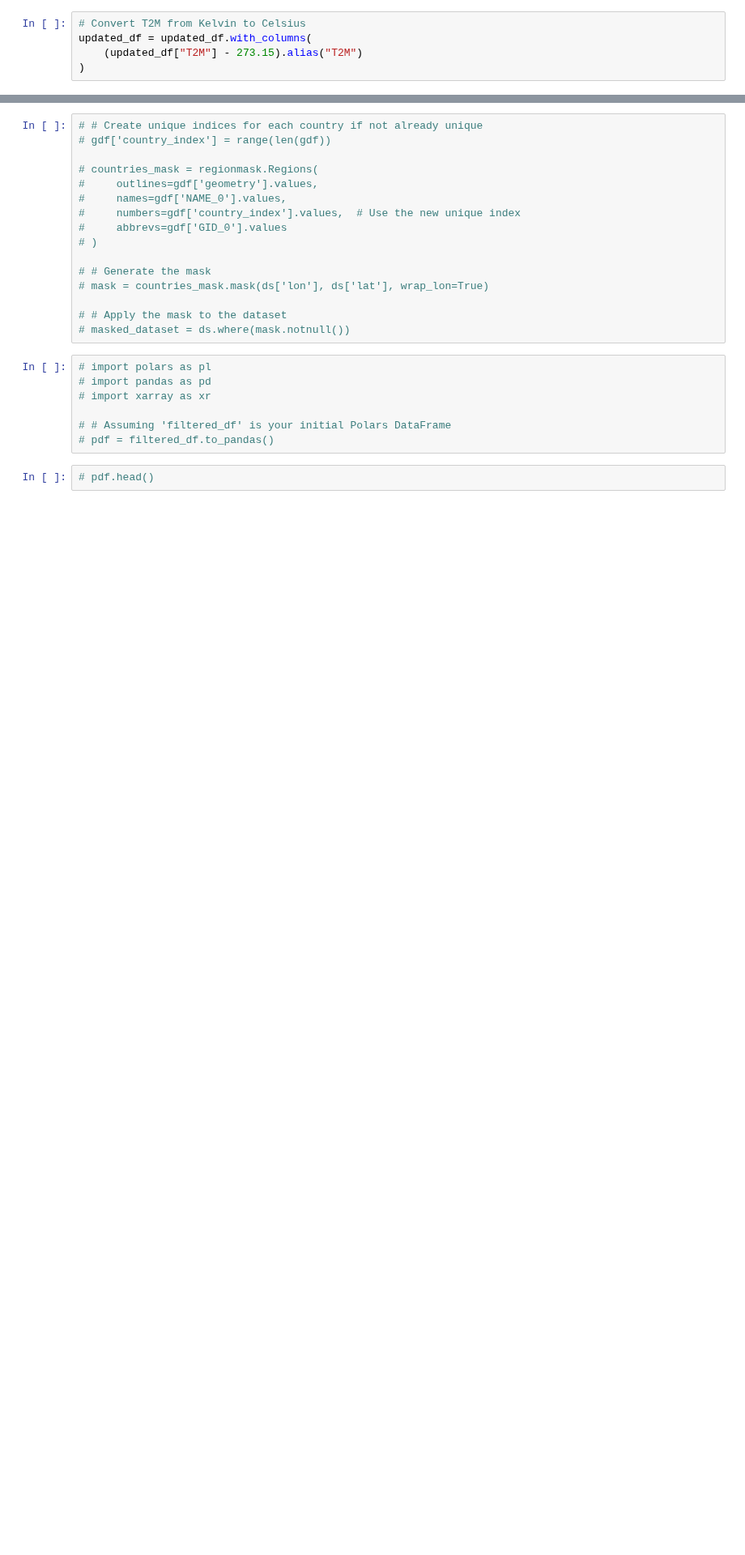
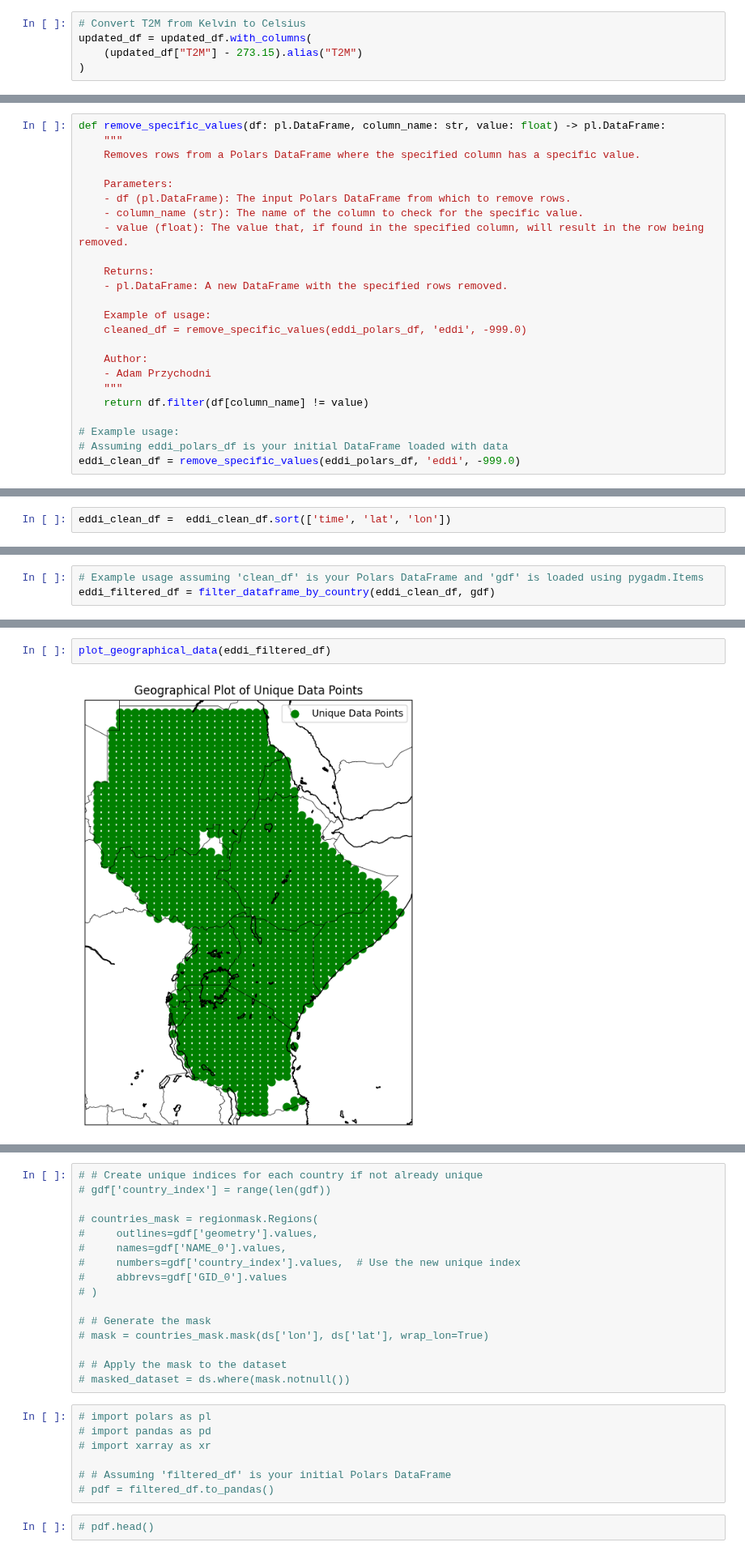
Before and after one commit to AdamPrzychodniPrivate/soil-water-forecasting, a Jupyter notebook: ml-modeling-pipeline/notebooks/2. data_preprocessing.ipynb, the cells around one changed output, grey strips where cells are left out. Shown at 81% size. Saved outputs shown, nothing was run; the diff lists cells and outputs as text; blank space fills up the shorter version.

```diff
--- a/ml-modeling-pipeline/notebooks/2. data_preprocessing.ipynb
+++ b/ml-modeling-pipeline/notebooks/2. data_preprocessing.ipynb
@@ -379,0 +435,24 @@ shape: (13_819_645, 17)
+# %%
+def remove_specific_values(df: pl.DataFrame, column_name: str, value: float) -> pl.DataFrame:
+    """
+    Removes rows from a Polars DataFrame where the specified column has a specific value.
+
+    Parameters:
+    - df (pl.DataFrame): The input Polars DataFrame from which to remove rows.
+    - column_name (str): The name of the column to check for the specific value.
+    - value (float): The value that, if found in the specified column, will result in the row being removed.
+
+    Returns:
+    - pl.DataFrame: A new DataFrame with the specified rows removed.
+
+    Example of usage:
+    cleaned_df = remove_specific_values(eddi_polars_df, 'eddi', -999.0)
+
+    Author:
+    - Adam Przychodni
+    """
+    return df.filter(df[column_name] != value)
+
+# Example usage:
+# Assuming eddi_polars_df is your initial DataFrame loaded with data
+eddi_clean_df = remove_specific_values(eddi_polars_df, 'eddi', -999.0)
@@ -379,0 +467,2 @@ shape: (13_819_645, 17)
+# %%
+eddi_clean_df =  eddi_clean_df.sort(['time', 'lat', 'lon'])
@@ -379,0 +486,3 @@ shape: (13_819_645, 17)
+# %%
+# Example usage assuming 'clean_df' is your Polars DataFrame and 'gdf' is loaded using pygadm.Items
+eddi_filtered_df = filter_dataframe_by_country(eddi_clean_df, gdf)
@@ -379,0 +506,4 @@ shape: (13_819_645, 17)
+# %%
+plot_geographical_data(eddi_filtered_df)
+# %% [output]
+[figure, added]
```
Also changed, not shown: parts of 23 cells of this notebook.
